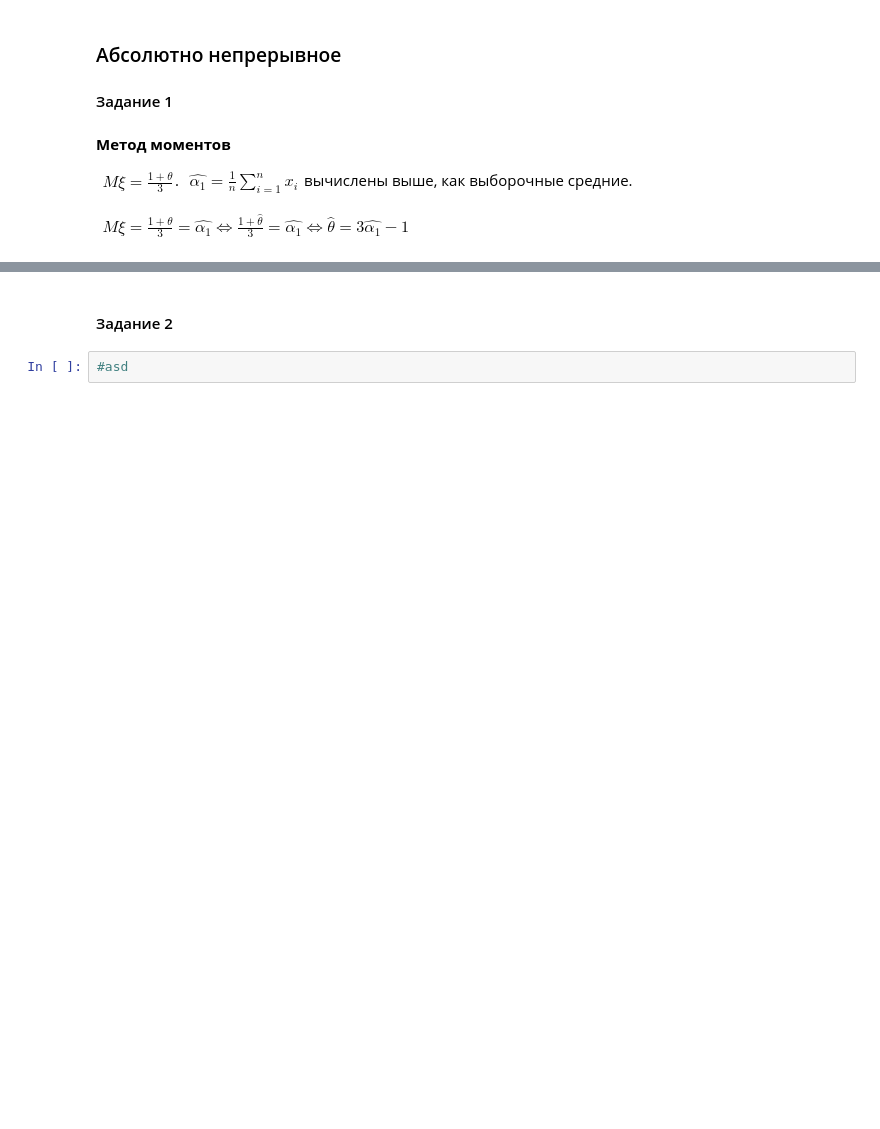
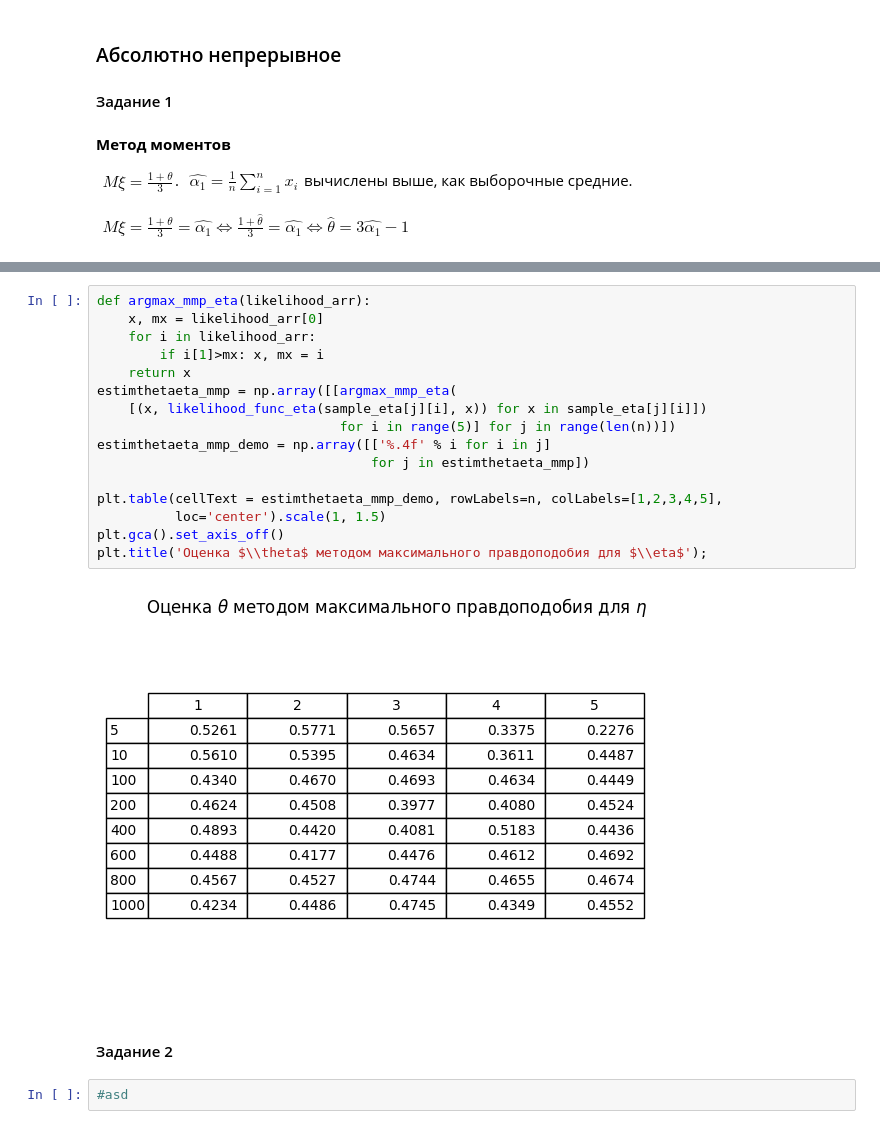
Before and after one commit to TimothyTur/skb201tur-ms-hws, a Jupyter notebook: СКБ201 Тур.ipynb, the cells around one changed output, grey strips where cells are left out. Saved outputs shown, nothing was run; the diff lists cells and outputs as text; blank space fills up the shorter version.

```diff
--- a/СКБ201 Тур.ipynb
+++ b/СКБ201 Тур.ipynb
@@ -967,3 +991,21 @@ plt.title('Оценка $\\theta$ методом максимального пр
+# %%
+def argmax_mmp_eta(likelihood_arr):
+    x, mx = likelihood_arr[0]
+    for i in likelihood_arr:
+        if i[1]>mx: x, mx = i
+    return x
+estimthetaeta_mmp = np.array([[argmax_mmp_eta(
+    [(x, likelihood_func_eta(sample_eta[j][i], x)) for x in sample_eta[j][i]])
+                               for i in range(5)] for j in range(len(n))])
+estimthetaeta_mmp_demo = np.array([['%.4f' % i for i in j]
+                                   for j in estimthetaeta_mmp])
+
+plt.table(cellText = estimthetaeta_mmp_demo, rowLabels=n, colLabels=[1,2,3,4,5],
+          loc='center').scale(1, 1.5)
+plt.gca().set_axis_off()
+plt.title('Оценка $\\theta$ методом максимального правдоподобия для $\\eta$');
+# %% [output]
+[figure, added]
 # %% [markdown]
 #### Задание 2 <a class="anchor" id="hw3c2"></a>
 # %%
```
Also changed, not shown: parts of 11 cells of this notebook, 1 other file.
